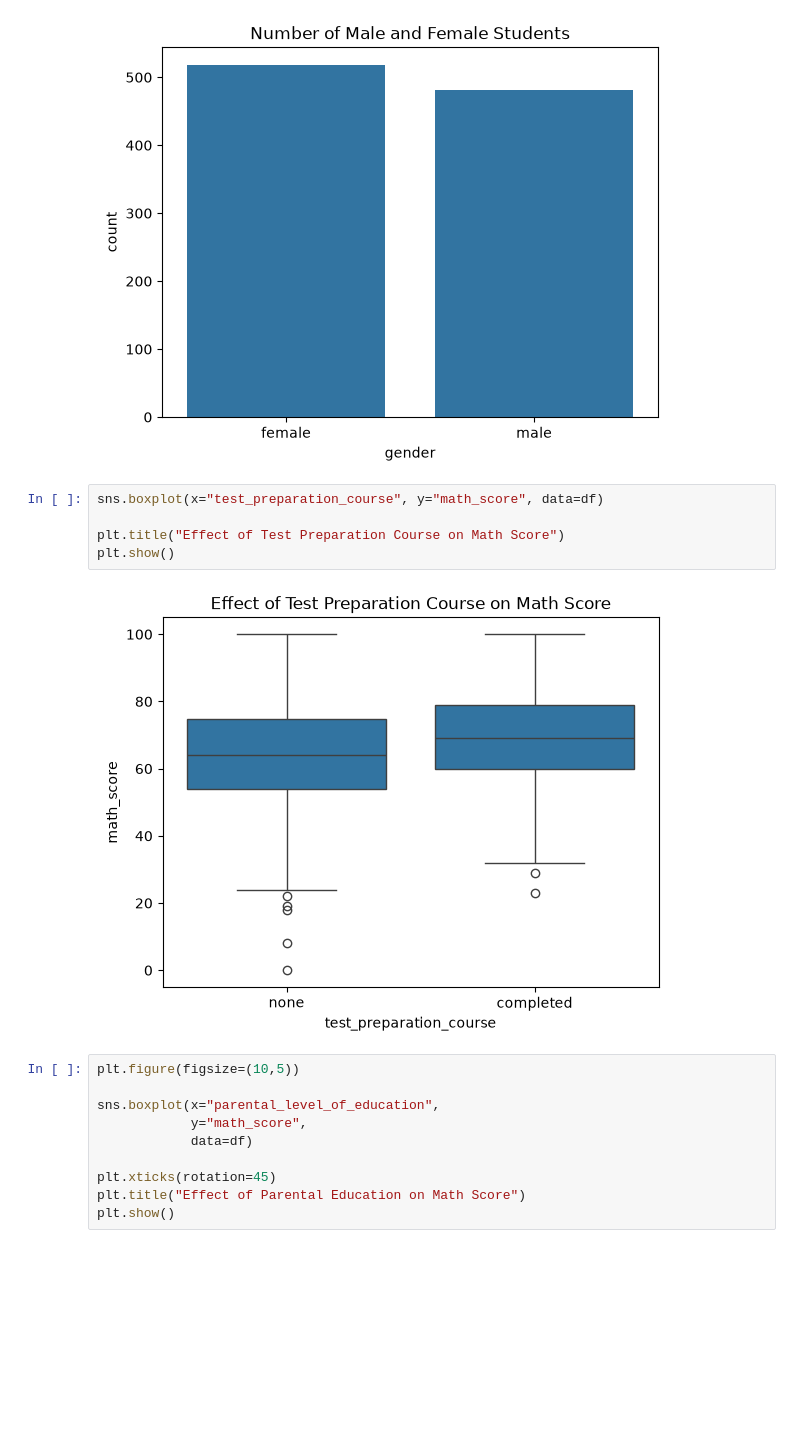
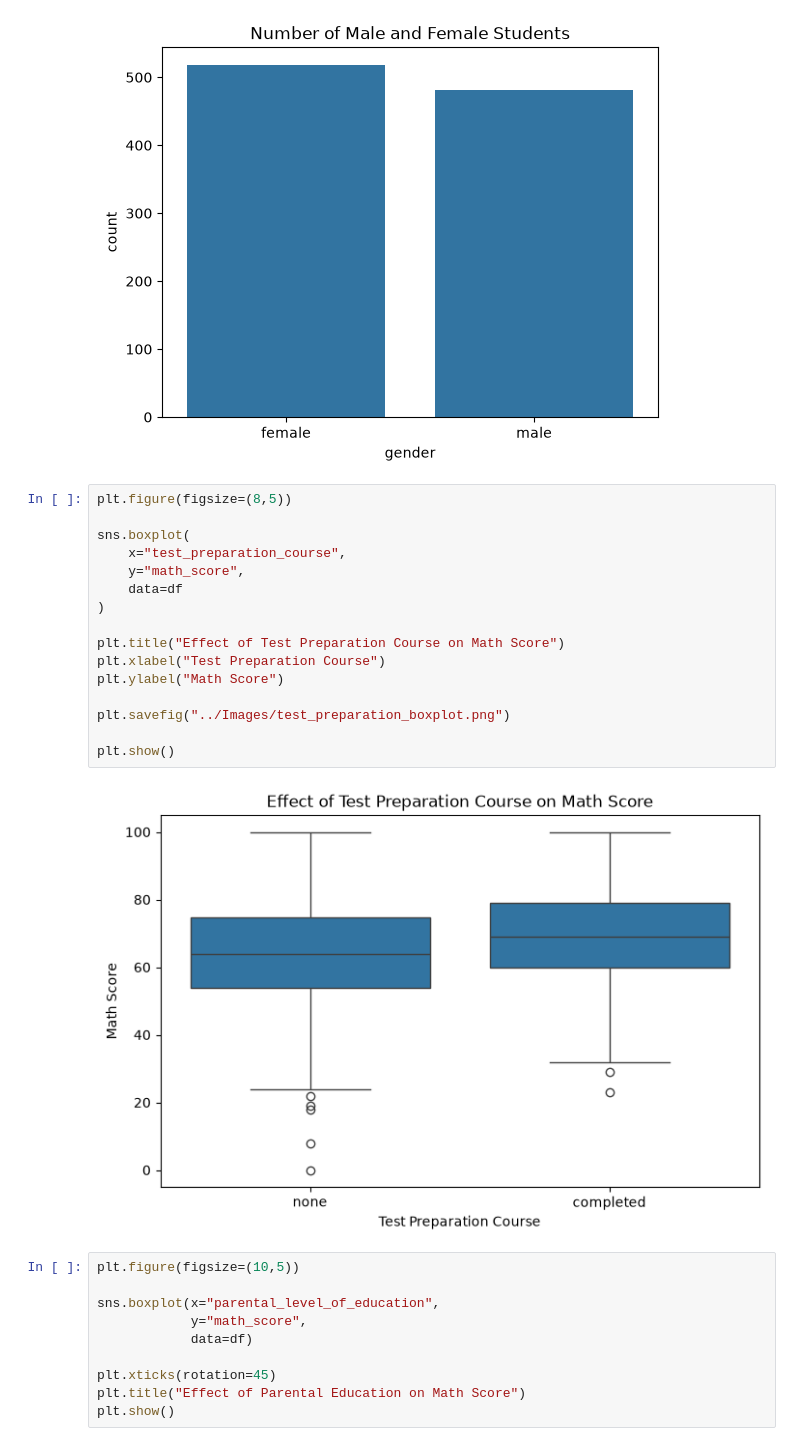
Before and after one commit to Supriyaraj13/AIML-PROJECT-ROLLNO-2302220100190, a Jupyter notebook: Notebook/Student_Performance_Prediction.ipynb, the cells around one changed output. Saved outputs shown, nothing was run; the diff lists cells and outputs as text; blank space fills up the shorter version.

```diff
--- a/Notebook/Student_Performance_Prediction.ipynb
+++ b/Notebook/Student_Performance_Prediction.ipynb
@@ -153,12 +163,23 @@ plt.show()
 # %% [output]
 [figure]
 # %%
-sns.boxplot(x="test_preparation_course", y="math_score", data=df)
+plt.figure(figsize=(8,5))
+
+sns.boxplot(
+    x="test_preparation_course",
+    y="math_score",
+    data=df
+)
 
 plt.title("Effect of Test Preparation Course on Math Score")
+plt.xlabel("Test Preparation Course")
+plt.ylabel("Math Score")
+
+plt.savefig("../Images/test_preparation_boxplot.png")
+
 plt.show()
 # %% [output]
-[figure, old version]
+[figure, new version]
 # %%
 plt.figure(figsize=(10,5))
 
```
Also changed, not shown: parts of 12 cells of this notebook, 4 other files.
